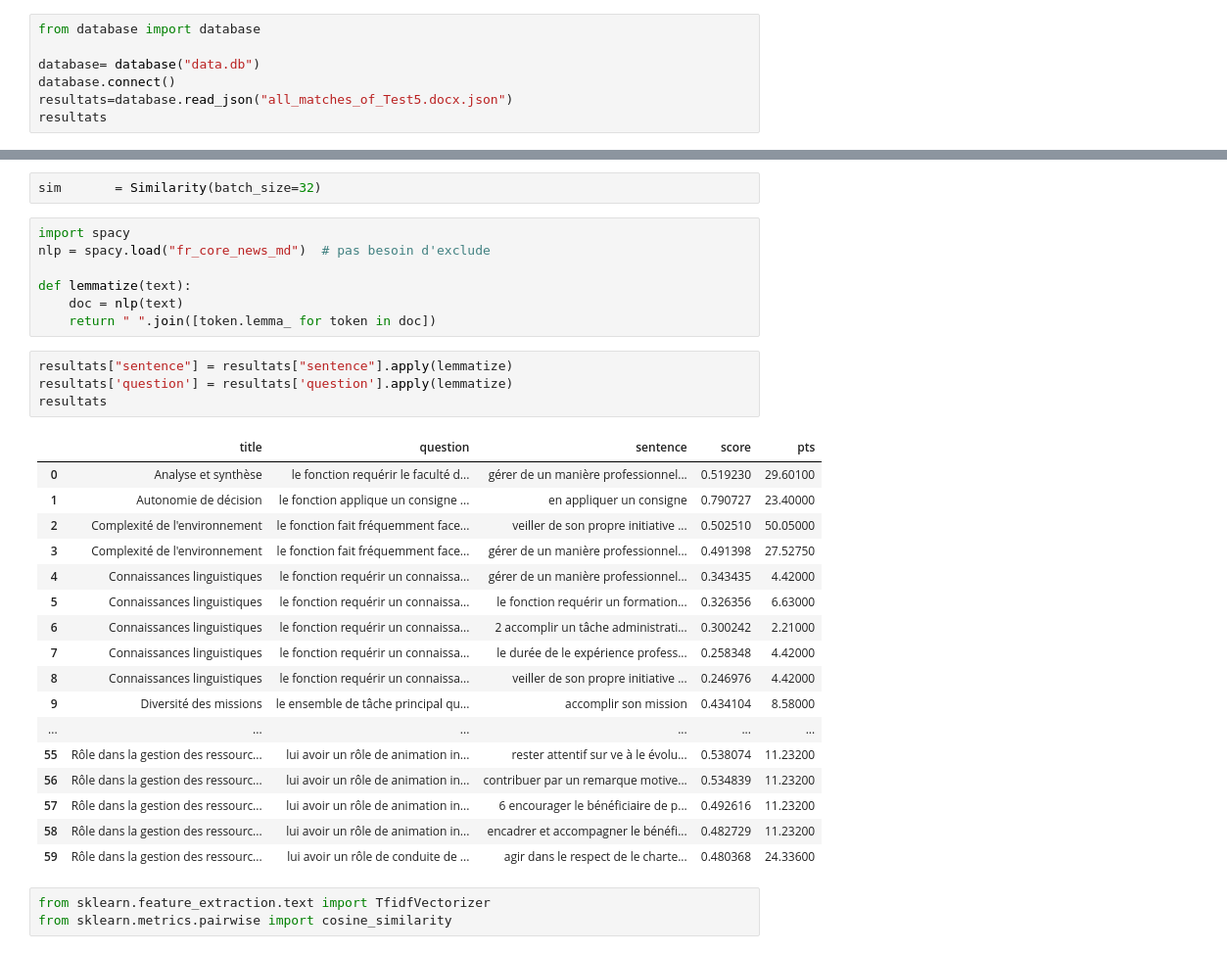
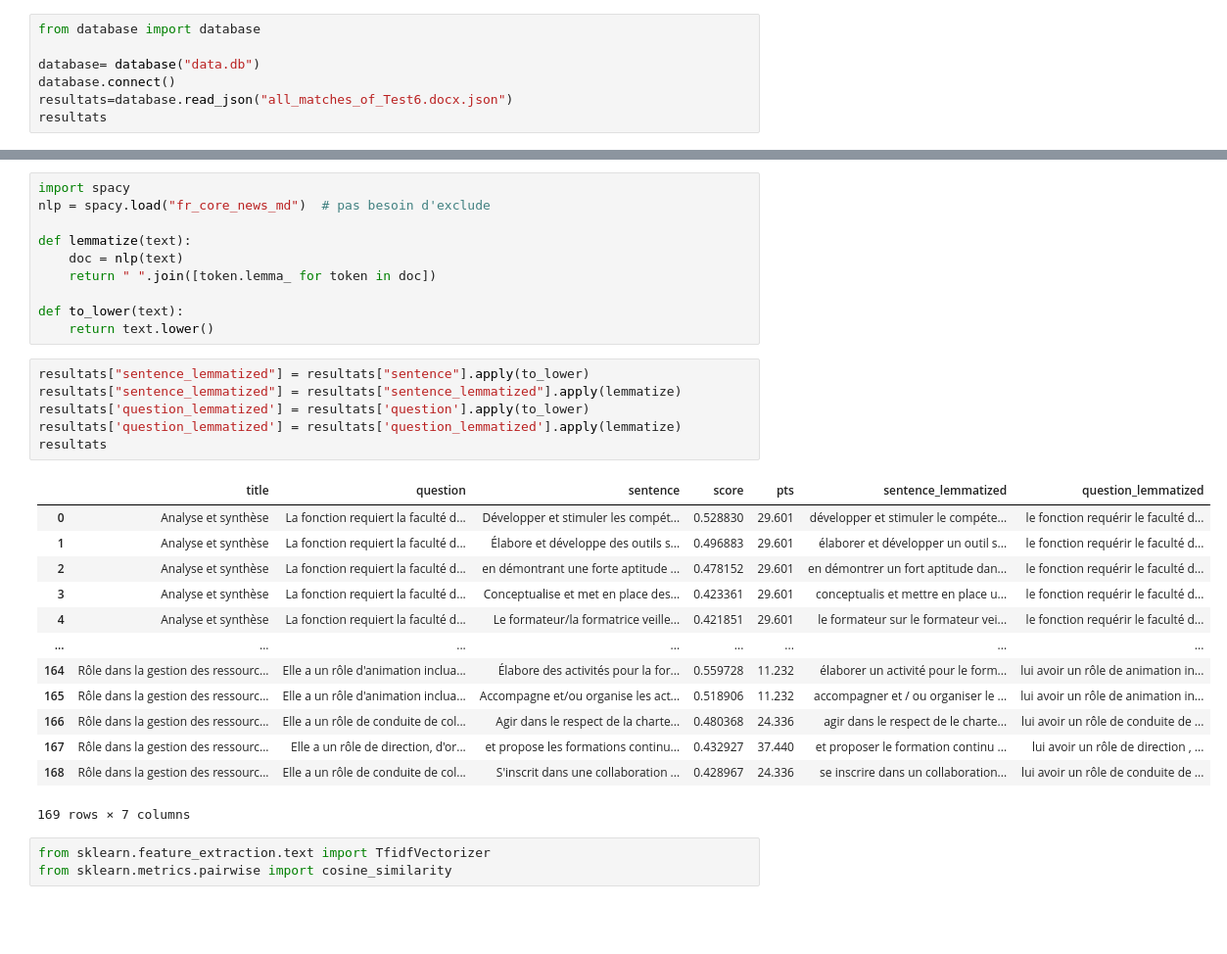
Before and after one commit to issamejekkam/Stage2A, a Jupyter notebook: ComparaisonLexicale.ipynb, the cells around one changed output, grey strips where cells are left out. Shown: that part at 98% size. Drawn from its saved outputs; the diff is of its cells as text; blank space fills up the shorter version.

```diff
--- a/ComparaisonLexicale.ipynb
+++ b/ComparaisonLexicale.ipynb
@@ -3,7 +3,7 @@ from database import database
 
 database= database("data.db")
 database.connect()
-resultats=database.read_json("all_matches_of_Test5.docx.json")
+resultats=database.read_json("all_matches_of_Test6.docx.json")
 resultats
 # %% [output]
 |  | title | question | sentence | score | pts |
@@ -26,5 +22,3 @@ resultats
-# %%
-sim       = Similarity(batch_size=32)
 # %%
 import spacy
 nlp = spacy.load("fr_core_news_md")  # pas besoin d'exclude
@@ -32,28 +26,29 @@ nlp = spacy.load("fr_core_news_md")  # pas besoin d'exclude
 def lemmatize(text):
     doc = nlp(text)
     return " ".join([token.lemma_ for token in doc])
+
+def to_lower(text):
+    return text.lower()
 # %%
-resultats["sentence"] = resultats["sentence"].apply(lemmatize)
-resultats['question'] = resultats['question'].apply(lemmatize)
+resultats["sentence_lemmatized"] = resultats["sentence"].apply(to_lower)
+resultats["sentence_lemmatized"] = resultats["sentence_lemmatized"].apply(lemmatize)
+resultats['question_lemmatized'] = resultats['question'].apply(to_lower)
+resultats['question_lemmatized'] = resultats['question_lemmatized'].apply(lemmatize)
 resultats
 # %% [output]
-|  | title | question | sentence | score | pts |
-| 0 | Analyse et synthèse | le fonction requérir le faculté d... | gérer de un manière professionnel... | 0.519230 | 29.60100 |
-| 1 | Autonomie de décision | le fonction applique un consigne ... | en appliquer un consigne | 0.790727 | 23.40000 |
-| 2 | Complexité de l'environnement | le fonction fait fréquemment face... | veiller de son propre initiative ... | 0.502510 | 50.05000 |
-| 3 | Complexité de l'environnement | le fonction fait fréquemment face... | gérer de un manière professionnel... | 0.491398 | 27.52750 |
-| 4 | Connaissances linguistiques | le fonction requérir un connaissa... | gérer de un manière professionnel... | 0.343435 | 4.42000 |
-| 5 | Connaissances linguistiques | le fonction requérir un connaissa... | le fonction requérir un formation... | 0.326356 | 6.63000 |
-| 6 | Connaissances linguistiques | le fonction requérir un connaissa... | 2 accomplir un tâche administrati... | 0.300242 | 2.21000 |
-| 7 | Connaissances linguistiques | le fonction requérir un connaissa... | le durée de le expérience profess... | 0.258348 | 4.42000 |
-| 8 | Connaissances linguistiques | le fonction requérir un connaissa... | veiller de son propre initiative ... | 0.246976 | 4.42000 |
-| 9 | Diversité des missions | le ensemble de tâche principal qu... | accomplir son mission | 0.434104 | 8.58000 |
-| ... | ... | ... | ... | ... | ... |
-| 55 | Rôle dans la gestion des ressourc... | lui avoir un rôle de animation in... | rester attentif sur ve à le évolu... | 0.538074 | 11.23200 |
-| 56 | Rôle dans la gestion des ressourc... | lui avoir un rôle de animation in... | contribuer par un remarque motive... | 0.534839 | 11.23200 |
-| 57 | Rôle dans la gestion des ressourc... | lui avoir un rôle de animation in... | 6 encourager le bénéficiaire de p... | 0.492616 | 11.23200 |
-| 58 | Rôle dans la gestion des ressourc... | lui avoir un rôle de animation in... | encadrer et accompagner le bénéfi... | 0.482729 | 11.23200 |
-| 59 | Rôle dans la gestion des ressourc... | lui avoir un rôle de conduite de ... | agir dans le respect de le charte... | 0.480368 | 24.33600 |
+|  | title | question | sentence | score | pts | sentence_lemmatized | question_lemmatized |
+| 0 | Analyse et synthèse | La fonction requiert la faculté d... | Développer et stimuler les compét... | 0.528830 | 29.601 | développer et stimuler le compéte... | le fonction requérir le faculté d... |
+| 1 | Analyse et synthèse | La fonction requiert la faculté d... | Élabore et développe des outils s... | 0.496883 | 29.601 | élaborer et développer un outil s... | le fonction requérir le faculté d... |
+| 2 | Analyse et synthèse | La fonction requiert la faculté d... | en démontrant une forte aptitude ... | 0.478152 | 29.601 | en démontrer un fort aptitude dan... | le fonction requérir le faculté d... |
+| 3 | Analyse et synthèse | La fonction requiert la faculté d... | Conceptualise et met en place des... | 0.423361 | 29.601 | conceptualis et mettre en place u... | le fonction requérir le faculté d... |
+| 4 | Analyse et synthèse | La fonction requiert la faculté d... | Le formateur/la formatrice veille... | 0.421851 | 29.601 | le formateur sur le formateur vei... | le fonction requérir le faculté d... |
+| ... | ... | ... | ... | ... | ... | ... | ... |
+| 164 | Rôle dans la gestion des ressourc... | Elle a un rôle d'animation inclua... | Élabore des activités pour la for... | 0.559728 | 11.232 | élaborer un activité pour le form... | lui avoir un rôle de animation in... |
+| 165 | Rôle dans la gestion des ressourc... | Elle a un rôle d'animation inclua... | Accompagne et/ou organise les act... | 0.518906 | 11.232 | accompagner et / ou organiser le ... | lui avoir un rôle de animation in... |
+| 166 | Rôle dans la gestion des ressourc... | Elle a un rôle de conduite de col... | Agir dans le respect de la charte... | 0.480368 | 24.336 | agir dans le respect de le charte... | lui avoir un rôle de conduite de ... |
+| 167 | Rôle dans la gestion des ressourc... | Elle a un rôle de direction, d'or... | et propose les formations continu... | 0.432927 | 37.440 | et proposer le formation continu ... | lui avoir un rôle de direction , ... |
+| 168 | Rôle dans la gestion des ressourc... | Elle a un rôle de conduite de col... | S'inscrit dans une collaboration ... | 0.428967 | 24.336 | se inscrire dans un collaboration... | lui avoir un rôle de conduite de ... |
+169 rows × 7 columns
 # %%
 from sklearn.feature_extraction.text import TfidfVectorizer
 from sklearn.metrics.pairwise import cosine_similarity
```
Also changed, not shown: parts of 4 cells of this notebook, 4 other files.
